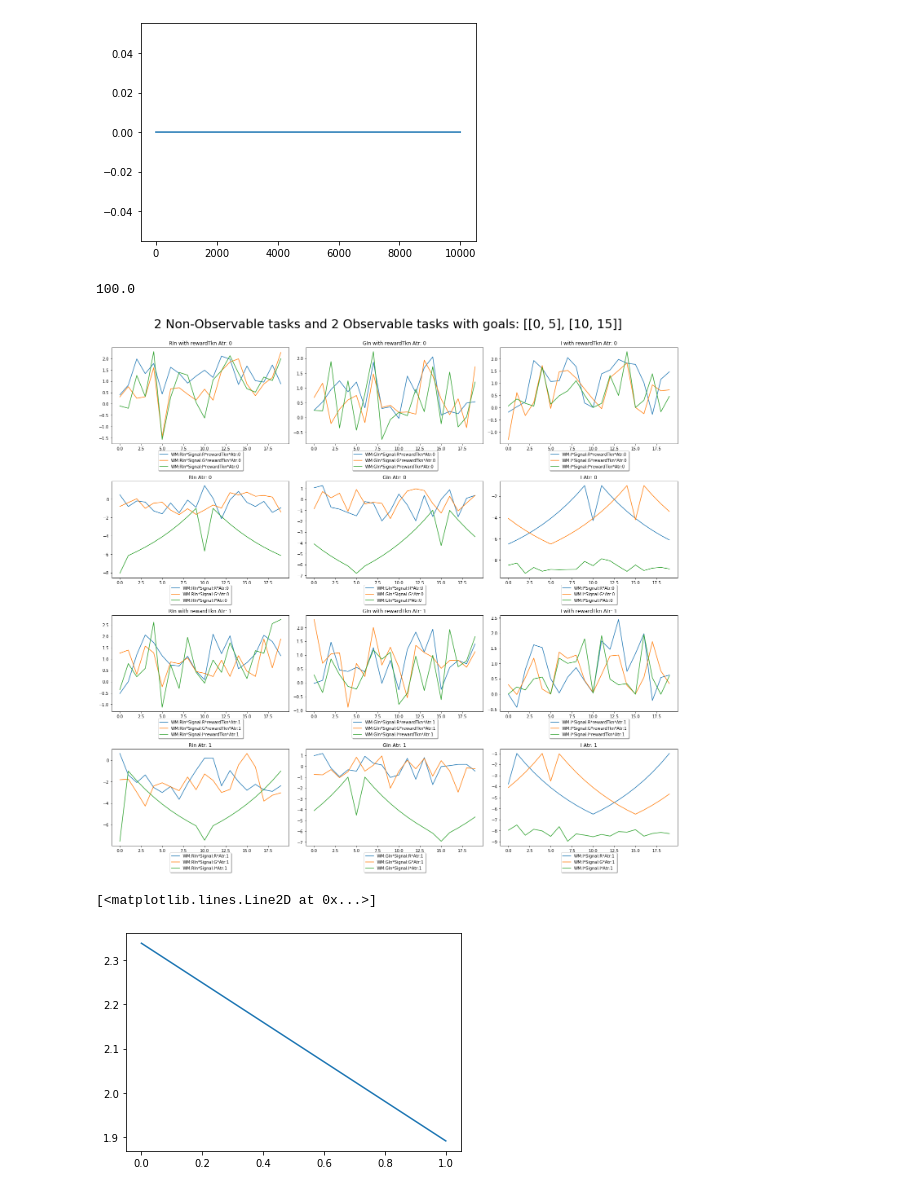
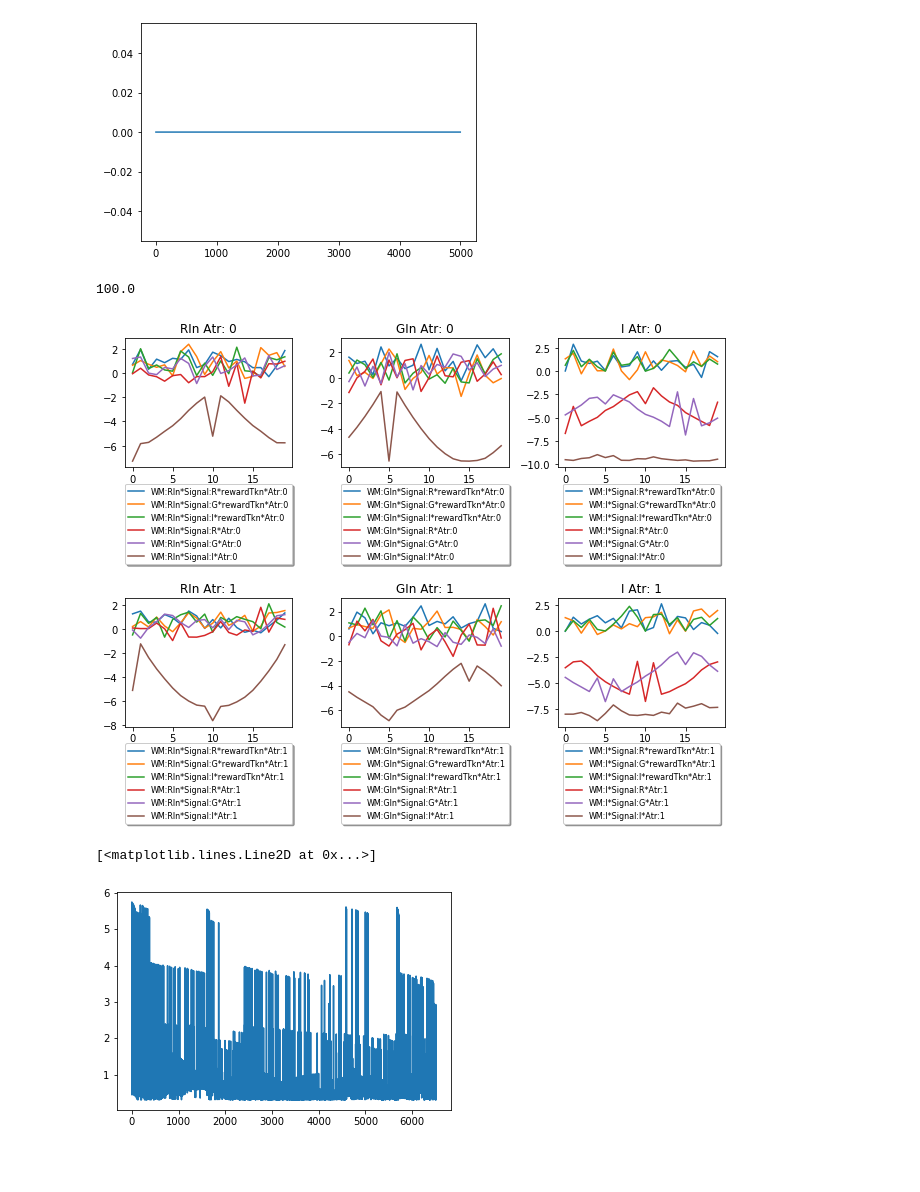
Before and after one commit to nibraaska/Working-Memory-Temporal-Difference, a Jupyter notebook: combined_model/updated_combined.ipynb, the cells around one changed output. Drawn from its saved outputs; the diff is of its cells as text; code cells hidden in the pictures; blank space fills up the shorter version.

Commit message:
Seed values found

```diff
--- a/combined_model/updated_combined.ipynb
+++ b/combined_model/updated_combined.ipynb
@@ -23,10 +23,10 @@ random.seed(45)
 live_graph = False
 
 # Number of training cycles
-episodes = 100000
+episodes = 50000
 
 # Hrr parameters
-hrr_length = 15000
+hrr_length = 15360
 normalized = True
 
 # How many steps to take before quiting
@@ -56,8 +56,7 @@ e_soft = 0.00001
 rand_on = 1
 
 # Threshold for non observable task switching
-threshold_negative = -0.3
-treshold_positive = 0.3
+threshold = 0.3
 
 # Eligibility trace
 eligibility = np.zeros(hrr_length)
@@ -78,7 +77,6 @@ current_wm = "I"
 debug = False
 debug2 = False
 
-atr_list = [current_atr]
 step_store = []
 pos_err_store = []
 neg_err_store = []
@@ -248,8 +246,6 @@ for x in range(episodes):
         debug2 = True
         rand_on = 0
         alpha = 0.01
-        threshold_negative = -0.3
-        treshold_positive = 0.3
 
     if debug:
         print("Goal: {0}, Signal: {1}, Non_Observable: {2}".format(goal, current_signal, non_obs))
@@ -325,7 +321,7 @@ for x in range(episodes):
         eligibility *= eli_lambda
         eligibility = eligibility + previous_state_hrr
         weights = np.add(weights, (alpha * logmod(sarsa_error) * eligibility))
-        if sarsa_error > treshold_positive and num_non_obs_tasks > 0:
+        if sarsa_error > threshold and num_non_obs_tasks > 0:
             if debug2:
                 pos_err_store += [sarsa_error]
             current_atr = context_policy_positive(current_wm, current_signal, current_state, current_atr)
@@ -335,7 +331,7 @@ for x in range(episodes):
             opt_steps = get_opt_steps(current_state, goal, size_of_maze)
             if(debug):
                 print("Changed atr from {0} to {1}".format(previous_atr, current_atr))
-        if sarsa_error < threshold_negative and num_non_obs_tasks > 0:
+        if sarsa_error < -threshold and num_non_obs_tasks > 0:
             if debug2:
                 neg_err_store += [sarsa_error]
             current_atr = context_policy_negative(previous_atr)
@@ -345,10 +341,6 @@ for x in range(episodes):
             opt_steps = get_opt_steps(current_state, goal, size_of_maze)
             if(debug):
                 print("Changed atr from {0} to {1}".format(previous_atr, current_atr))
-
-
-        if current_atr not in atr_list:
-            atr_list += [current_atr]
 
         if debug:
             input("")
@@ -379,57 +371,57 @@ plt.show()
 accuracy = (len(step_store)-np.count_nonzero(step_store))*100.0 / len(step_store)
 print(accuracy)
 # %% [output]
-[figure, old version]
+[figure, new version]
 100.0
 # %%
-fig, axes = plt.subplots(nrows=num_non_obs_tasks * 2, ncols=num_obs_tasks+1)
-fig.set_figwidth(20)
-fig.set_figheight(20)
+fig, axes = plt.subplots(nrows=num_non_obs_tasks, ncols=num_obs_tasks+1)
+fig.set_figwidth(9)
+fig.set_figheight(8)
 
 for x in range(num_non_obs_tasks):
 
-    x_ind = x * 2
+    x_ind = x
 
     y_for_rwd = 0
     y_for_no_rwd = 0
 
     for wm in list(dict.fromkeys([signal + "In" if signal != "I" else signal for signal in signals] + ["I"])):
         position = np.arange(size_of_maze)
         value = np.zeros(size_of_maze)
         for signal in signals + ["I"]:
             lab = "WM:" + wm + "*Signal:" + signal + "*rewardTkn*Atr:" + str(x)
             for state in range(size_of_maze):
                 encode_str = build_hrr_string(wm, signal, str(state) + "*rewardTkn", x)
                 value[state] = cp.dot(weights, ltm.encode(encode_str)) + bias
             axes[x_ind,y_for_rwd].title.set_text(wm + " with rewardTkn " + "Atr: " + str(x))
             axes[x_ind,y_for_rwd].plot(position, value, label=lab)
             axes[x_ind,y_for_rwd].legend(loc='upper center', bbox_to_anchor=(0.5, -0.05),
                   fancybox=True, shadow=True, ncol=1, prop={'size': 10})
         y_for_rwd += 1
 
         y = x + 1
         value = np.zeros(size_of_maze)
         for signal in list(dict.fromkeys(signals + ["I"])):
             lab = "WM:" + wm + "*Signal:" + signal + "*Atr:" + str(x)
             for state in range(size_of_maze):
                 encode_str = build_hrr_string(wm, signal, str(state), x)
                 value[state] = cp.dot(weights, ltm.encode(encode_str)) + bias
-            axes[x_ind+1,y_for_no_rwd].title.set_text(wm + " Atr: " + str(x))
-            axes[x_ind+1,y_for_no_rwd].plot(position, value, label=lab)
-            axes[x_ind+1,y_for_no_rwd].legend(loc='upper center', bbox_to_anchor=(0.5, -0.05),
-                  fancybox=True, shadow=True, ncol=1, prop={'size': 10})
+            axes[x_ind,y_for_no_rwd].title.set_text(wm + " Atr: " + str(x))
+            axes[x_ind,y_for_no_rwd].plot(position, value, label=lab)
+            axes[x_ind,y_for_no_rwd].legend(loc='upper center', bbox_to_anchor=(0.5, -0.1),
+                  fancybox=True, shadow=True, ncol=1, prop={'size': 8})
         y_for_no_rwd += 1
 
-plt.suptitle("{0} Non-Observable tasks and {1} Observable tasks with goals: {2}".format(num_non_obs_tasks, num_obs_tasks, goals), fontsize=30)
 plt.tight_layout(rect=[0, 0.03, 1, 0.95])
+plt.savefig('test.png', dpi=500)
 plt.show()
 # %% [output]
-[figure, old version]
+[figure, new version]
 # %%
 plt.plot(pos_err_store)
 # %% [output]
 [<matplotlib.lines.Line2D at 0x...>]
-[figure, old version]
+[figure, new version]
 # %%
 plt.plot(neg_err_store)
 # %% [output]
```
Also changed, not shown: parts of 7 cells of this notebook, 5 other files.
